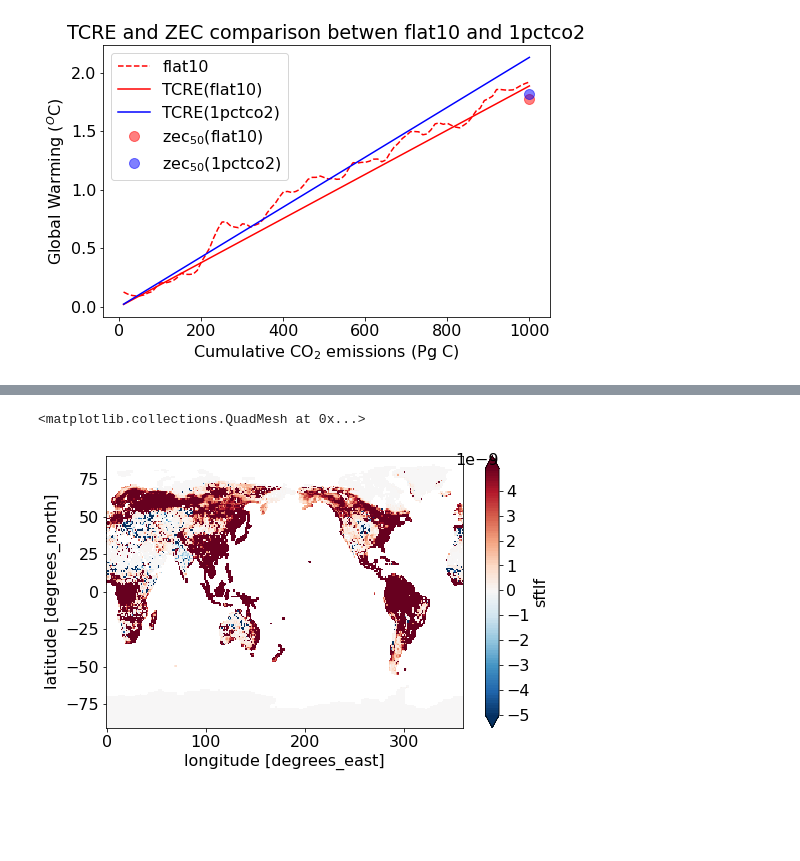
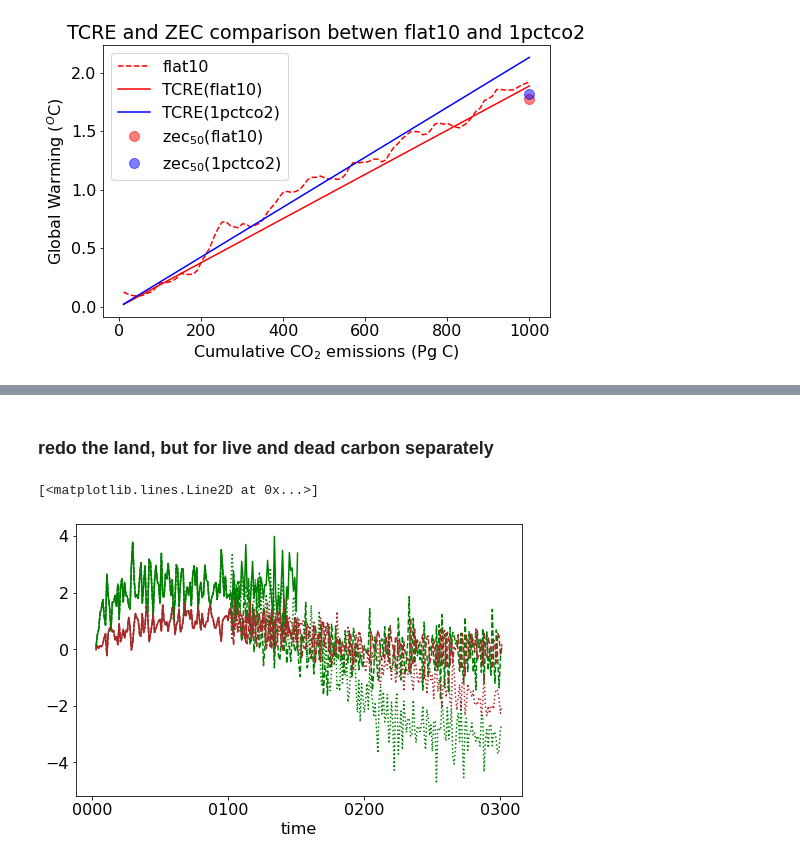
Before and after one commit to ckoven/flat10, a Jupyter notebook: flat10-analysis.ipynb, the cells around one changed output, grey strips where cells are left out. Cells and saved outputs as stored; diff of their text form; code cells hidden in the pictures; blank space fills up the shorter version.

Commit message:
adding soil and veg as separate terms

```diff
--- a/flat10-analysis.ipynb
+++ b/flat10-analysis.ipynb
@@ -577,5 +533,31 @@ tau_land_map.plot(levels=np.arange(50))
-# %%
-emiss_land_map.plot(levels=np.arange(-50,50)*1e-10)
-# %% [output]
-<matplotlib.collections.QuadMesh at 0x...>
-[figure, removed]
+# %% [markdown]
+### redo the land, but for live and dead carbon separately
+# %%
+cveg_global_flat10 = (fin_flat10_lnd['TOTVEGC'] * areacella['areacella'].data * sftlf['sftlf'].data/100. * (1. - sftgif['sftgif'].data/100.)).sum(dim=('lat', 'lon'))
+d_vegc_dt_flat10 = monthly_to_annual(cveg_global_flat10).diff(dim='time') / 1e15
+d_vegc_dt_flat10.plot(color='green')
+
+cdead_global_flat10 = ((fin_flat10_lnd['TOTSOMC']+fin_flat10_lnd['TOTLITC']+fin_flat10_lnd['CWDC']) * areacella['areacella'].data * sftlf['sftlf'].data/100. * (1. - sftgif['sftgif'].data/100.)).sum(dim=('lat', 'lon'))
+d_deadc_dt_flat10 = monthly_to_annual(cdead_global_flat10).diff(dim='time') / 1e15
+d_deadc_dt_flat10.plot(color='brown')
+
+cveg_global_zec = (fin_zec_lnd['TOTVEGC'] * areacella['areacella'].data * sftlf['sftlf'].data/100. * (1. - sftgif['sftgif'].data/100.)).sum(dim=('lat', 'lon'))
+cveg_global_cdr = (fin_cdr_lnd['TOTVEGC'] * areacella['areacella'].data * sftlf['sftlf'].data/100. * (1. - sftgif['sftgif'].data/100.)).sum(dim=('lat', 'lon'))
+
+cdead_global_zec = ((fin_zec_lnd['TOTSOMC']+fin_zec_lnd['TOTLITC']+fin_zec_lnd['CWDC']) * areacella['areacella'].data * sftlf['sftlf'].data/100. * (1. - sftgif['sftgif'].data/100.)).sum(dim=('lat', 'lon'))
+cdead_global_cdr = ((fin_cdr_lnd['TOTSOMC']+fin_cdr_lnd['TOTLITC']+fin_cdr_lnd['CWDC']) * areacella['areacella'].data * sftlf['sftlf'].data/100. * (1. - sftgif['sftgif'].data/100.)).sum(dim=('lat', 'lon'))
+
+d_vegc_dt_zec = monthly_to_annual(xr.concat((cveg_global_flat10.isel(time=slice(0,1200)),cveg_global_zec), dim='time')).diff(dim='time') / 1e15
+d_vegc_dt_cdr = monthly_to_annual(xr.concat((cveg_global_flat10.isel(time=slice(0,1200)),cveg_global_cdr), dim='time')).diff(dim='time') / 1e15
+
+d_vegc_dt_zec.plot(color='green', linestyle='dashed')
+d_vegc_dt_cdr.plot(color='green', linestyle='dotted')
+
+d_deadc_dt_zec = monthly_to_annual(xr.concat((cdead_global_flat10.isel(time=slice(0,1200)),cdead_global_zec), dim='time')).diff(dim='time') / 1e15
+d_deadc_dt_cdr = monthly_to_annual(xr.concat((cdead_global_flat10.isel(time=slice(0,1200)),cdead_global_cdr), dim='time')).diff(dim='time') / 1e15
+
+d_deadc_dt_zec.plot(color='brown', linestyle='dashed')
+d_deadc_dt_cdr.plot(color='brown', linestyle='dotted')
+# %% [output]
+[<matplotlib.lines.Line2D at 0x...>]
+[figure, added]
```
Also changed, not shown: parts of 43 cells of this notebook.
